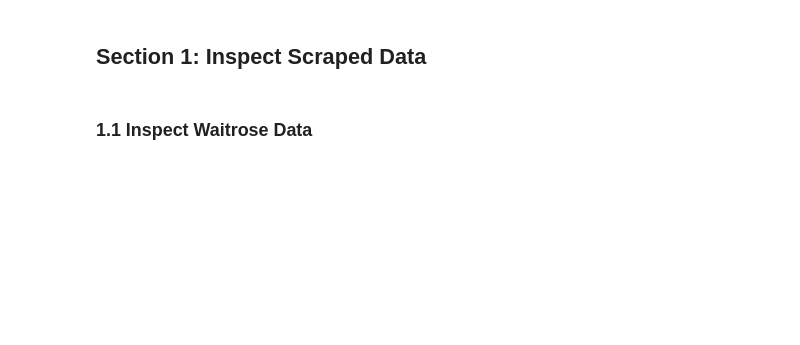
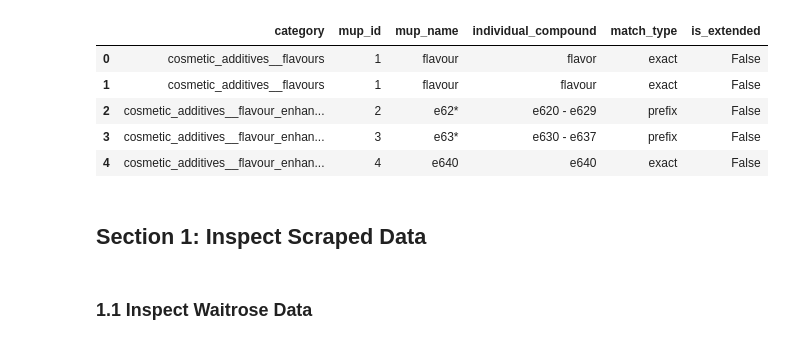
Before and after one commit to elimossmarks11/waitrose-scraper-api, a Jupyter notebook: api/Data_Validation.ipynb, the cells around one changed output. Cells and saved outputs as stored; diff of their text form; code cells hidden in the pictures; blank space fills up the shorter version.

```diff
--- a/api/Data_Validation.ipynb
+++ b/api/Data_Validation.ipynb
@@ -5,10 +5,21 @@ import requests
 import re
 
 import pandas as pd
+pd.set_option('display.max_columns', None)
 
 from tqdm.notebook import tqdm_notebook
 
 PRODUCT_URL = "https://world.openfoodfacts.org/api/v2/product"
+# %%
+df_mups = pd.read_excel('MUP.csv')
+df_mups.head()
+# %% [output]
+|  | category | mup_id | mup_name | individual_compound | match_type | is_extended |
+| 0 | cosmetic_additives__flavours | 1 | flavour | flavor | exact | False |
+| 1 | cosmetic_additives__flavours | 1 | flavour | flavour | exact | False |
+| 2 | cosmetic_additives__flavour_enhan... | 2 | e62* | e620 - e629 | prefix | False |
+| 3 | cosmetic_additives__flavour_enhan... | 3 | e63* | e630 - e637 | prefix | False |
+| 4 | cosmetic_additives__flavour_enhan... | 4 | e640 | e640 | exact | False |
 # %% [markdown]
 ## Section 1: Inspect Scraped Data
 # %% [markdown]
```
Also changed, not shown: parts of 2 cells of this notebook, 1 other file.
